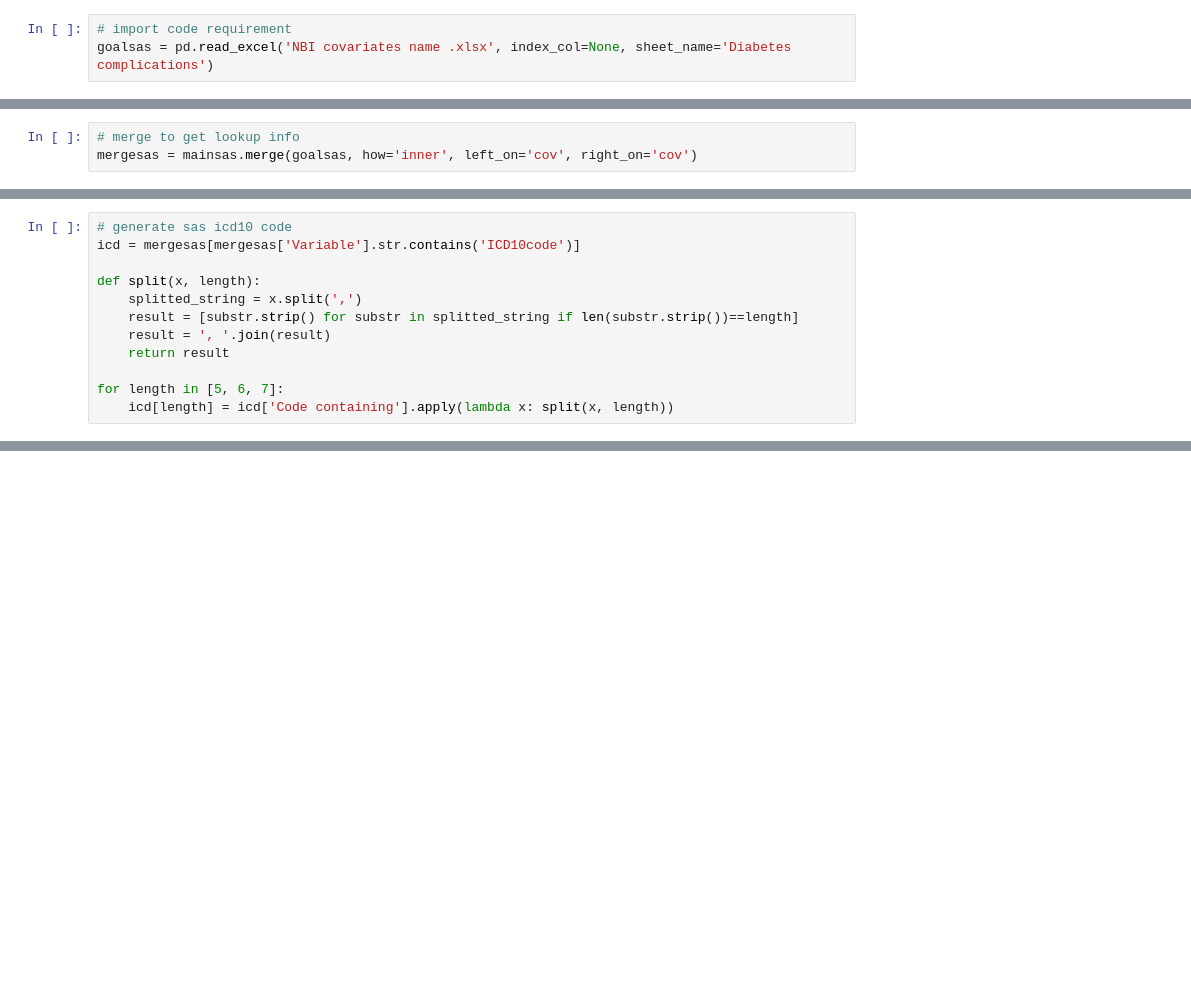
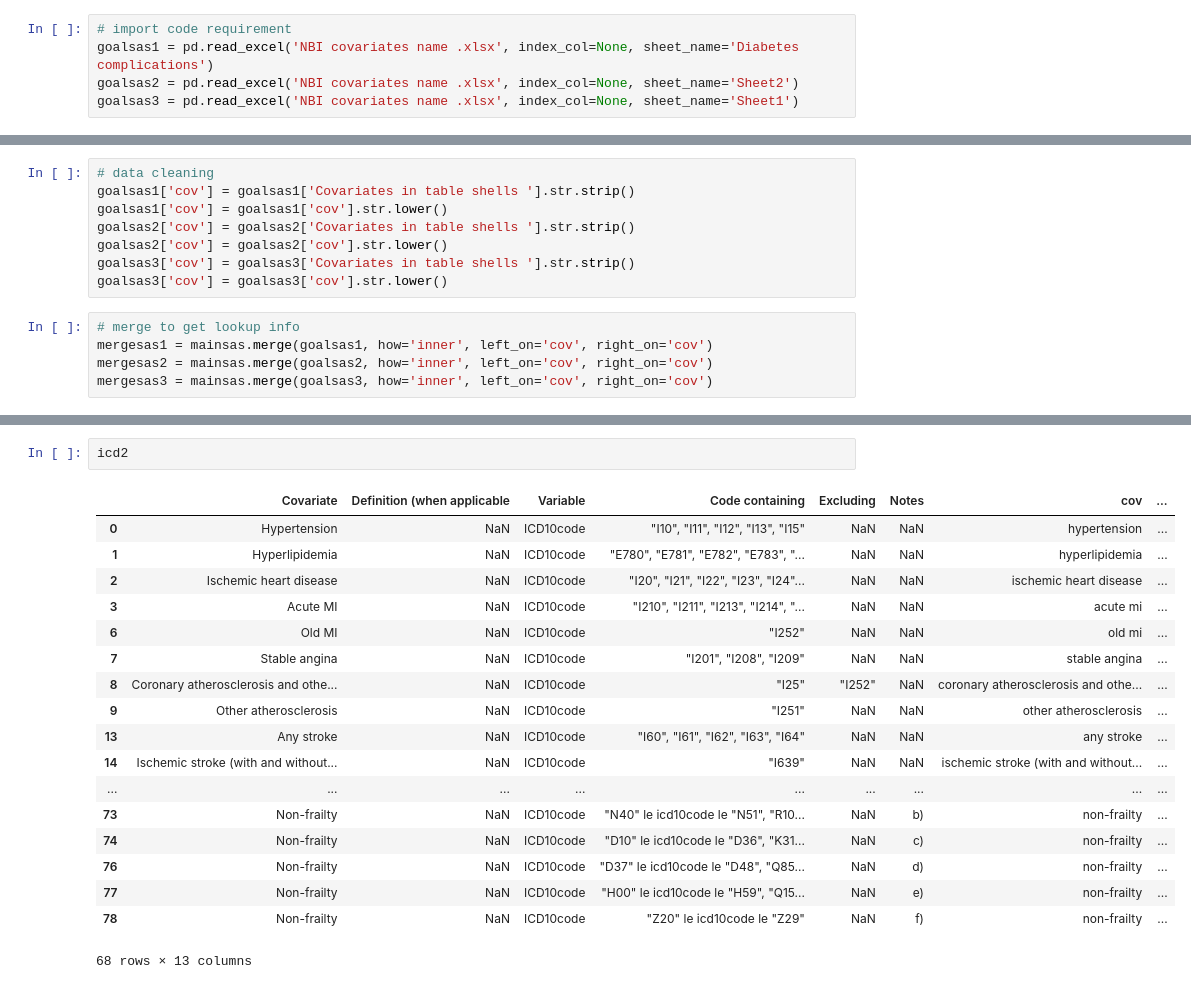
Before and after one commit to GUZHAO/Code-Generator-SAS, a Jupyter notebook: NBI SAS code conversion.ipynb, the cells around one changed output, grey strips where cells are left out. Saved outputs shown, nothing was run; the diff lists cells and outputs as text; blank space fills up the shorter version.

```diff
--- a/NBI SAS code conversion.ipynb
+++ b/NBI SAS code conversion.ipynb
@@ -10,3 +18,5 @@ mainsas['cov'] = mainsas['Covariate'].str.rstrip()
 # %%
 # import code requirement
-goalsas = pd.read_excel('NBI covariates name .xlsx', index_col=None, sheet_name='Diabetes complications')
+goalsas1 = pd.read_excel('NBI covariates name .xlsx', index_col=None, sheet_name='Diabetes complications')
+goalsas2 = pd.read_excel('NBI covariates name .xlsx', index_col=None, sheet_name='Sheet2')
+goalsas3 = pd.read_excel('NBI covariates name .xlsx', index_col=None, sheet_name='Sheet1')
@@ -16,3 +23,13 @@ goalsas['cov'] = goalsas['Covariates in table shells '].str.rstrip()
+# %%
+# data cleaning
+goalsas1['cov'] = goalsas1['Covariates in table shells '].str.strip()
+goalsas1['cov'] = goalsas1['cov'].str.lower()
+goalsas2['cov'] = goalsas2['Covariates in table shells '].str.strip()
+goalsas2['cov'] = goalsas2['cov'].str.lower()
+goalsas3['cov'] = goalsas3['Covariates in table shells '].str.strip()
+goalsas3['cov'] = goalsas3['cov'].str.lower()
 # %%
 # merge to get lookup info
-mergesas = mainsas.merge(goalsas, how='inner', left_on='cov', right_on='cov')
+mergesas1 = mainsas.merge(goalsas1, how='inner', left_on='cov', right_on='cov')
+mergesas2 = mainsas.merge(goalsas2, how='inner', left_on='cov', right_on='cov')
+mergesas3 = mainsas.merge(goalsas3, how='inner', left_on='cov', right_on='cov')
@@ -61,12 +35,0 @@ else Lower_extremity_amputation_rc_flag = 0;
-# %%
-# generate sas icd10 code
-icd = mergesas[mergesas['Variable'].str.contains('ICD10code')]
-
-def split(x, length):
-    splitted_string = x.split(',')
-    result = [substr.strip() for substr in splitted_string if len(substr.strip())==length]
-    result = ', '.join(result)
-    return result
-
-for length in [5, 6, 7]:
-    icd[length] = icd['Code containing'].apply(lambda x: split(x, length))
@@ -112,0 +295,21 @@ else Diabetes _WO_MC_rc_flag = 0;
+# %%
+icd2
+# %% [output]
+|  | Covariate | Definition (when applicable | Variable | Code containing | Excluding | Notes | cov | ... |
+| 0 | Hypertension | NaN | ICD10code | "I10", "I11", "I12", "I13", "I15" | NaN | NaN | hypertension | ... |
+| 1 | Hyperlipidemia | NaN | ICD10code | "E780", "E781", "E782", "E783", "... | NaN | NaN | hyperlipidemia | ... |
+| 2 | Ischemic heart disease | NaN | ICD10code | "I20", "I21", "I22", "I23", "I24"... | NaN | NaN | ischemic heart disease | ... |
+| 3 | Acute MI | NaN | ICD10code | "I210", "I211", "I213", "I214", "... | NaN | NaN | acute mi | ... |
+| 6 | Old MI | NaN | ICD10code | "I252" | NaN | NaN | old mi | ... |
+| 7 | Stable angina | NaN | ICD10code | "I201", "I208", "I209" | NaN | NaN | stable angina | ... |
+| 8 | Coronary atherosclerosis and othe... | NaN | ICD10code | "I25" | "I252" | NaN | coronary atherosclerosis and othe... | ... |
+| 9 | Other atherosclerosis | NaN | ICD10code | "I251" | NaN | NaN | other atherosclerosis | ... |
+| 13 | Any stroke | NaN | ICD10code | "I60", "I61", "I62", "I63", "I64" | NaN | NaN | any stroke | ... |
+| 14 | Ischemic stroke (with and without... | NaN | ICD10code | "I639" | NaN | NaN | ischemic stroke (with and without... | ... |
+| ... | ... | ... | ... | ... | ... | ... | ... | ... |
+| 73 | Non-frailty | NaN | ICD10code | "N40" le icd10code le "N51", "R10... | NaN | b) | non-frailty | ... |
+| 74 | Non-frailty | NaN | ICD10code | "D10" le icd10code le "D36", "K31... | NaN | c) | non-frailty | ... |
+| 76 | Non-frailty | NaN | ICD10code | "D37" le icd10code le "D48", "Q85... | NaN | d) | non-frailty | ... |
+| 77 | Non-frailty | NaN | ICD10code | "H00" le icd10code le "H59", "Q15... | NaN | e) | non-frailty | ... |
+| 78 | Non-frailty | NaN | ICD10code | "Z20" le icd10code le "Z29" | NaN | f) | non-frailty | ... |
+68 rows × 13 columns
```
Also changed, not shown: parts of 12 cells of this notebook, 5 other files.
